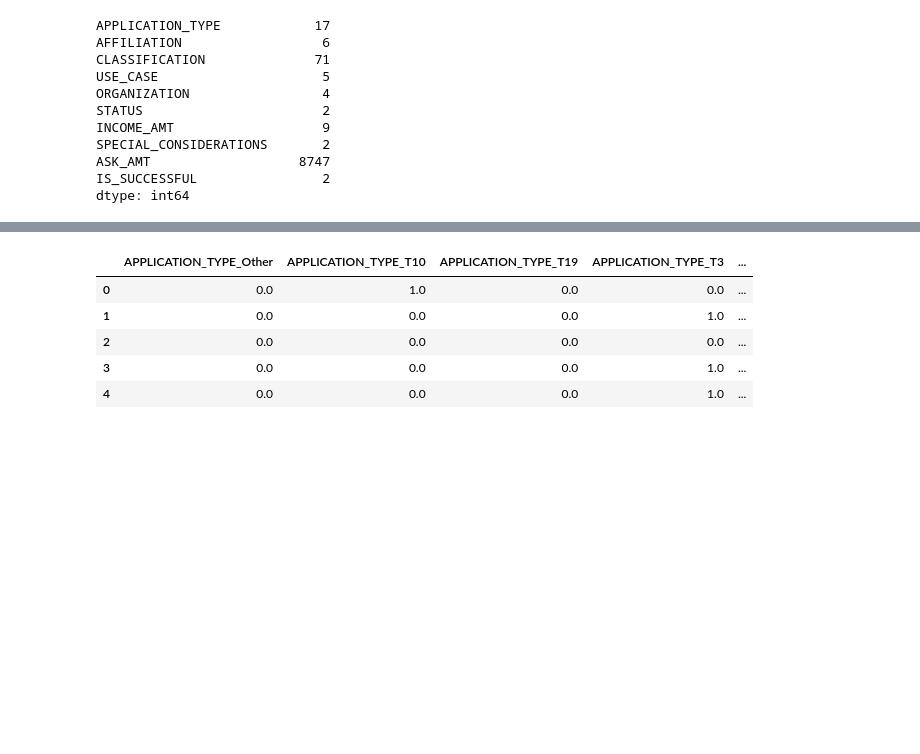
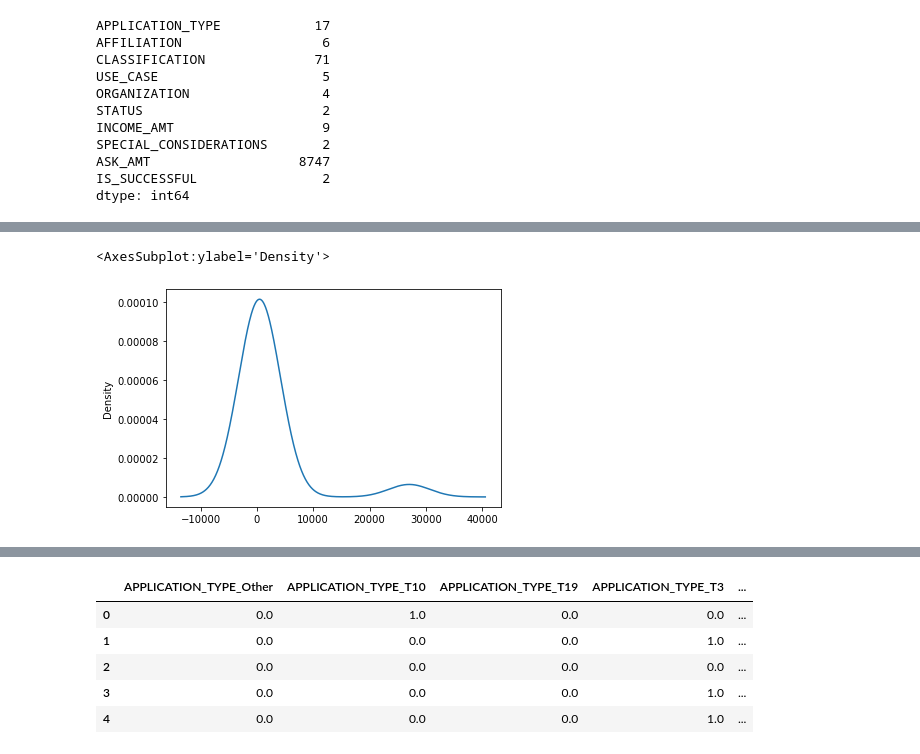
Before and after one commit to samanthajpv/Neural_Network_Charity_Analysis, a Jupyter notebook: AlphabetSoupCharity.ipynb, the cells around one changed output, grey strips where cells are left out. Drawn from its saved outputs; the diff is of its cells as text; code cells hidden in the pictures; blank space fills up the shorter version.

```diff
--- a/AlphabetSoupCharity.ipynb
+++ b/AlphabetSoupCharity.ipynb
@@ -46,0 +73,6 @@ dtype: int64
+# %%
+# Visualize the value counts of APPLICATION_TYPE
+app_type_count.plot.density()
+# %% [output]
+<AxesSubplot:ylabel='Density'>
+[figure, added]
```
Also changed, not shown: parts of 14 cells of this notebook.
